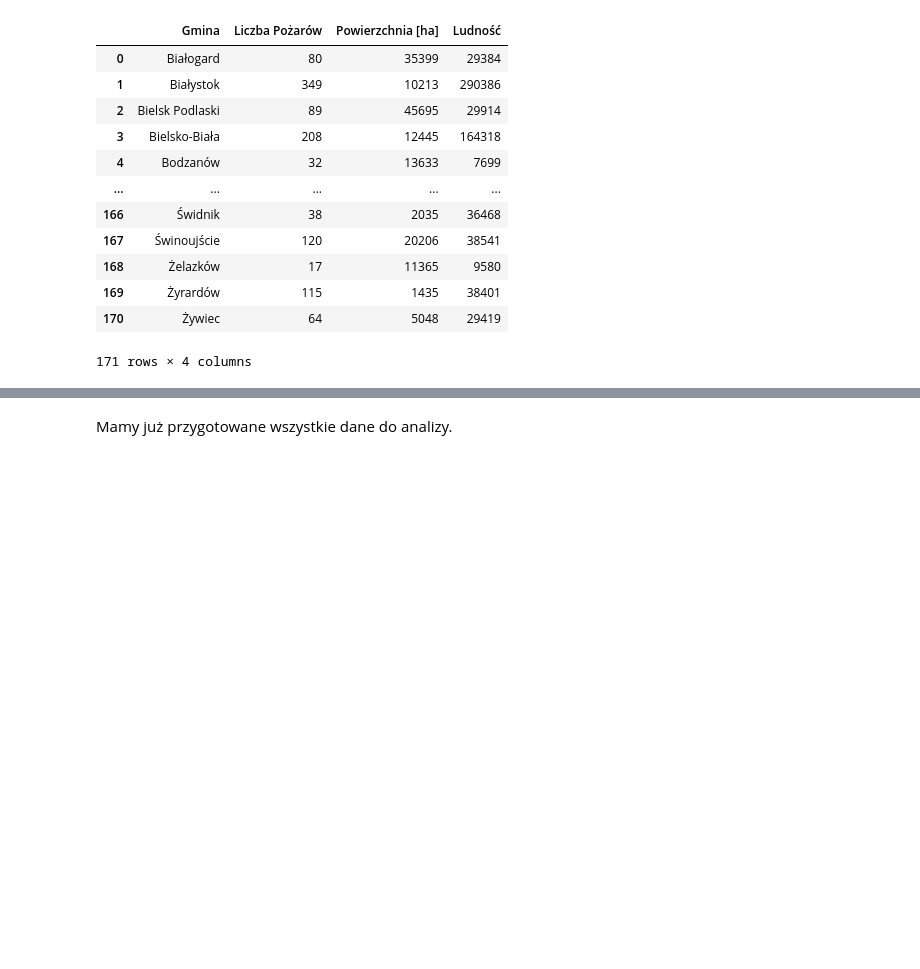
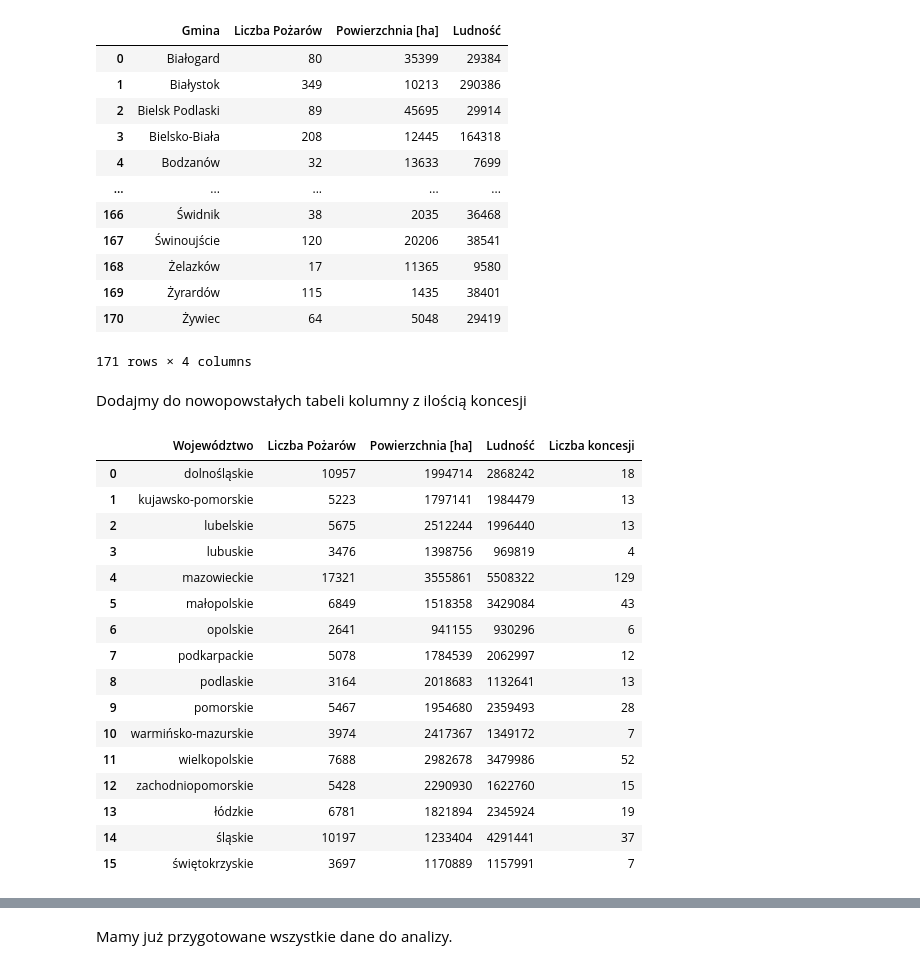
Before and after one commit to marant482/narzedzia-programistyczne-w-pythonie-final-assignment, a Jupyter notebook: notebooks/ANALIZA DANYCH.ipynb, the cells around one changed output, grey strips where cells are left out. Saved outputs shown, nothing was run; the diff lists cells and outputs as text; code cells hidden in the pictures; blank space fills up the shorter version.

```diff
--- a/notebooks/ANALIZA DANYCH.ipynb
+++ b/notebooks/ANALIZA DANYCH.ipynb
@@ -357,6 +363,8 @@ INFO: Usunięto ostatnią cyfrę w kolumnie 'TERYT'.
 | 3920 | M.Szczecin | 326201 | 386706 |
 | 3921 | M.Świnoujście | 326301 | 38541 |
 2477 rows × 3 columns
+# %%
+populacja["Ludność"]=populacja["Ludność"].astype(int)
 # %% [markdown]
 ### POWIERZCHNIE
 # %%
@@ -821,3 +829,26 @@ wszystkie_dane_miejscowosc
 | 169 | Żyrardów | 115 | 1435 | 38401 |
 | 170 | Żywiec | 64 | 5048 | 29419 |
 171 rows × 4 columns
+# %% [markdown]
+Dodajmy do nowopowstałych tabeli kolumny z ilością koncesji
+# %%
+wszystkie_dane_wojewodztwo = pd.merge(wszystkie_dane_wojewodztwo, alkohol_wojewodztwo, on="Województwo")
+wszystkie_dane_wojewodztwo
+# %% [output]
+|  | Województwo | Liczba Pożarów | Powierzchnia [ha] | Ludność | Liczba koncesji |
+| 0 | dolnośląskie | 10957 | 1994714 | 2868242 | 18 |
+| 1 | kujawsko-pomorskie | 5223 | 1797141 | 1984479 | 13 |
+| 2 | lubelskie | 5675 | 2512244 | 1996440 | 13 |
+| 3 | lubuskie | 3476 | 1398756 | 969819 | 4 |
+| 4 | mazowieckie | 17321 | 3555861 | 5508322 | 129 |
+| 5 | małopolskie | 6849 | 1518358 | 3429084 | 43 |
+| 6 | opolskie | 2641 | 941155 | 930296 | 6 |
+| 7 | podkarpackie | 5078 | 1784539 | 2062997 | 12 |
+| 8 | podlaskie | 3164 | 2018683 | 1132641 | 13 |
+| 9 | pomorskie | 5467 | 1954680 | 2359493 | 28 |
+| 10 | warmińsko-mazurskie | 3974 | 2417367 | 1349172 | 7 |
+| 11 | wielkopolskie | 7688 | 2982678 | 3479986 | 52 |
+| 12 | zachodniopomorskie | 5428 | 2290930 | 1622760 | 15 |
+| 13 | łódzkie | 6781 | 1821894 | 2345924 | 19 |
+| 14 | śląskie | 10197 | 1233404 | 4291441 | 37 |
+| 15 | świętokrzyskie | 3697 | 1170889 | 1157991 | 7 |
```
Also changed, not shown: parts of 33 cells of this notebook.
